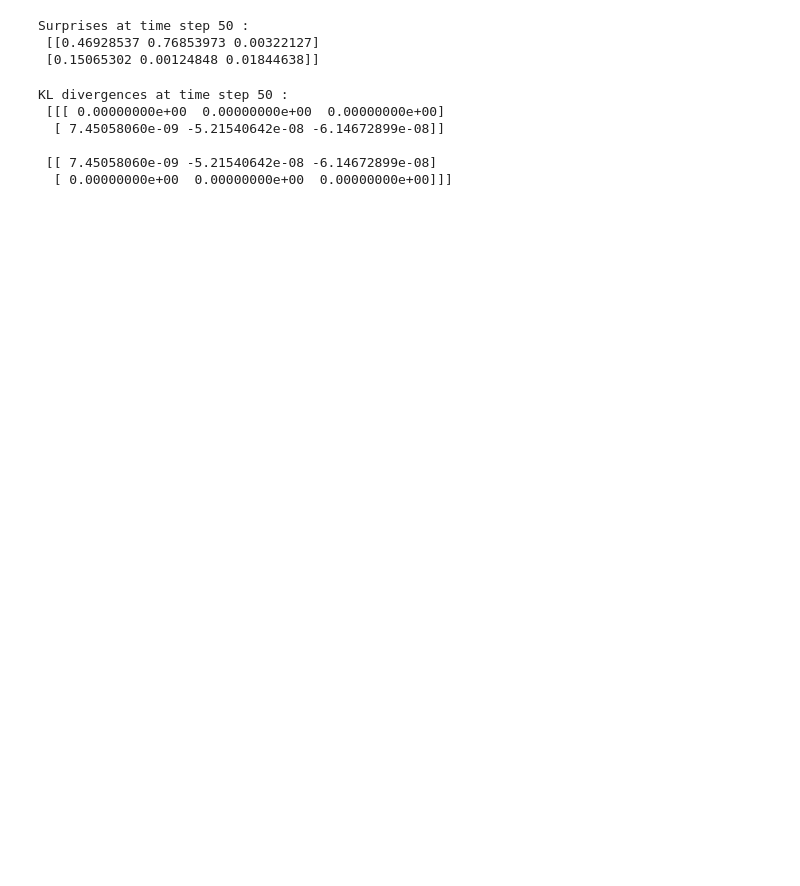
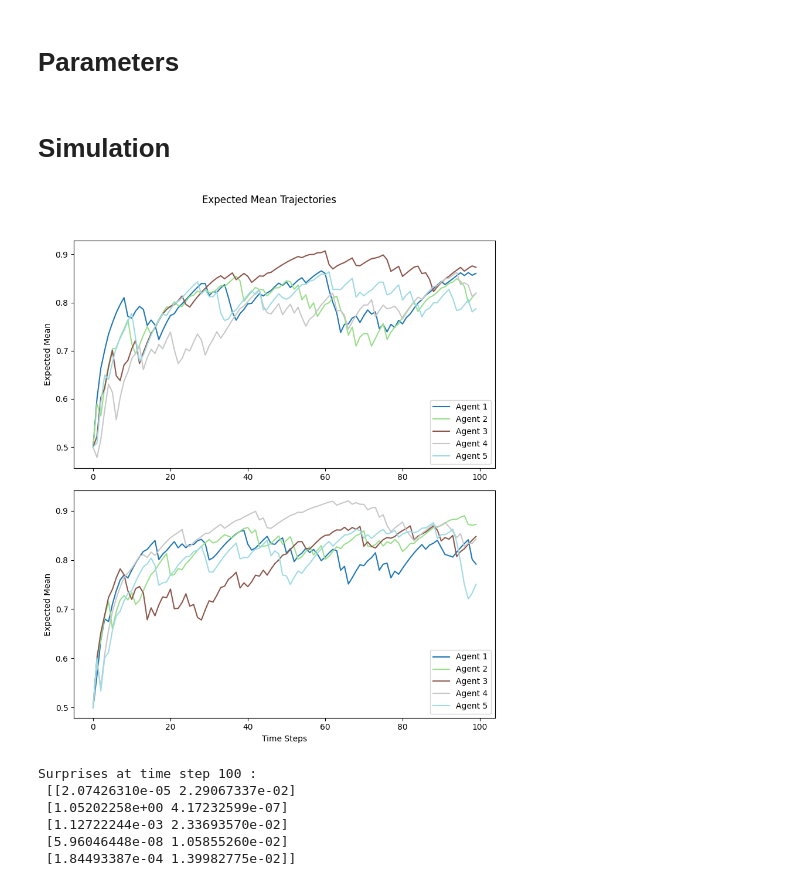
Before and after one commit to centre-for-humanities-computing/european-city-inference, a Jupyter notebook: basic_simulation.ipynb, the cells around one changed output. Drawn from its saved outputs; the diff is of its cells as text; code cells hidden in the pictures; blank space fills up the shorter version.

```diff
--- a/basic_simulation.ipynb
+++ b/basic_simulation.ipynb
@@ -29,20 +7,31 @@ simulation.plot_trajectories()
-# %%
-# Calculer la surprise pour tous les agents et nœuds à un pas de temps spécifique
-time_step = 50  # Par exemple, le pas de temps 50
-surprises = simulation.get_agent_surprises(time_step)
-print("Surprises at time step", time_step, ":\n", surprises)
-# %% [output]
-Surprises at time step 50 :
- [[0.46928537 0.76853973 0.00322127]
- [0.15065302 0.00124848 0.01844638]]
-# %%
-# Calculer la divergence de KL pour tous les paires d'agents et nœuds à un pas de temps spécifique
-kl_divergences = simulation.get_agent_kl_divergences(time_step)
-print("KL divergences at time step", time_step, ":\n", kl_divergences)
-# %% [output]
-KL divergences at time step 50 :
- [[[ 0.00000000e+00  0.00000000e+00  0.00000000e+00]
-  [ 7.45058060e-09 -5.21540642e-08 -6.14672899e-08]]
-
- [[ 7.45058060e-09 -5.21540642e-08 -6.14672899e-08]
-  [ 0.00000000e+00  0.00000000e+00  0.00000000e+00]]]
+# %% [markdown]
+# Parameters
+# %%
+# Define simulation parameters
+n_steps = 100 # steps in the simulation
+n_nodes = 2 # number of nodes in the network
+n_agents = 5 # number of agents in the simulation
+preference = np.array([0.5, 0.5, 0.5]) # preference for each node
+# %% [markdown]
+# Simulation
+# %%
+# Create an instance of the simulation
+simulation = MultiAgentSimulation(n_steps=n_steps, n_nodes=n_nodes, preference=preference) # Initialize the simulation
+
+# Run the simulation with 2 agents
+simulation.run_simulation(n_agents)
+
+# Plot the trajectories
+simulation.plot_trajectories()
+
+# Calculate surprises
+surprises = simulation.get_agent_surprises(n_steps-1)
+print("Surprises at time step", n_steps, ":\n", surprises)
+# %% [output]
+[figure, added]
+Surprises at time step 100 :
+ [[2.07426310e-05 2.29067337e-02]
+ [1.05202258e+00 4.17232599e-07]
+ [1.12722244e-03 2.33693570e-02]
+ [5.96046448e-08 1.05855260e-02]
+ [1.84493387e-04 1.39982775e-02]]
```
Also changed, not shown: parts of 4 cells of this notebook, 3 other files.
